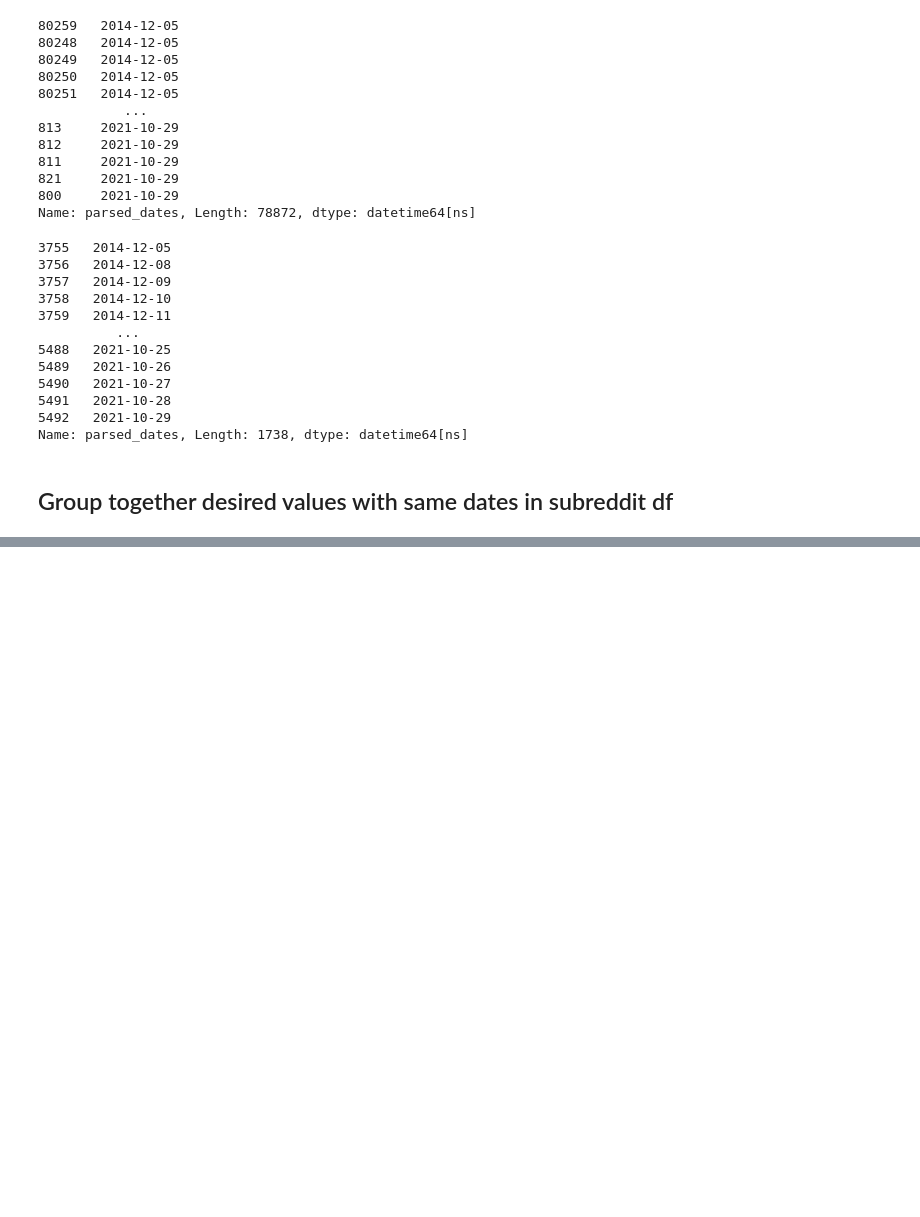
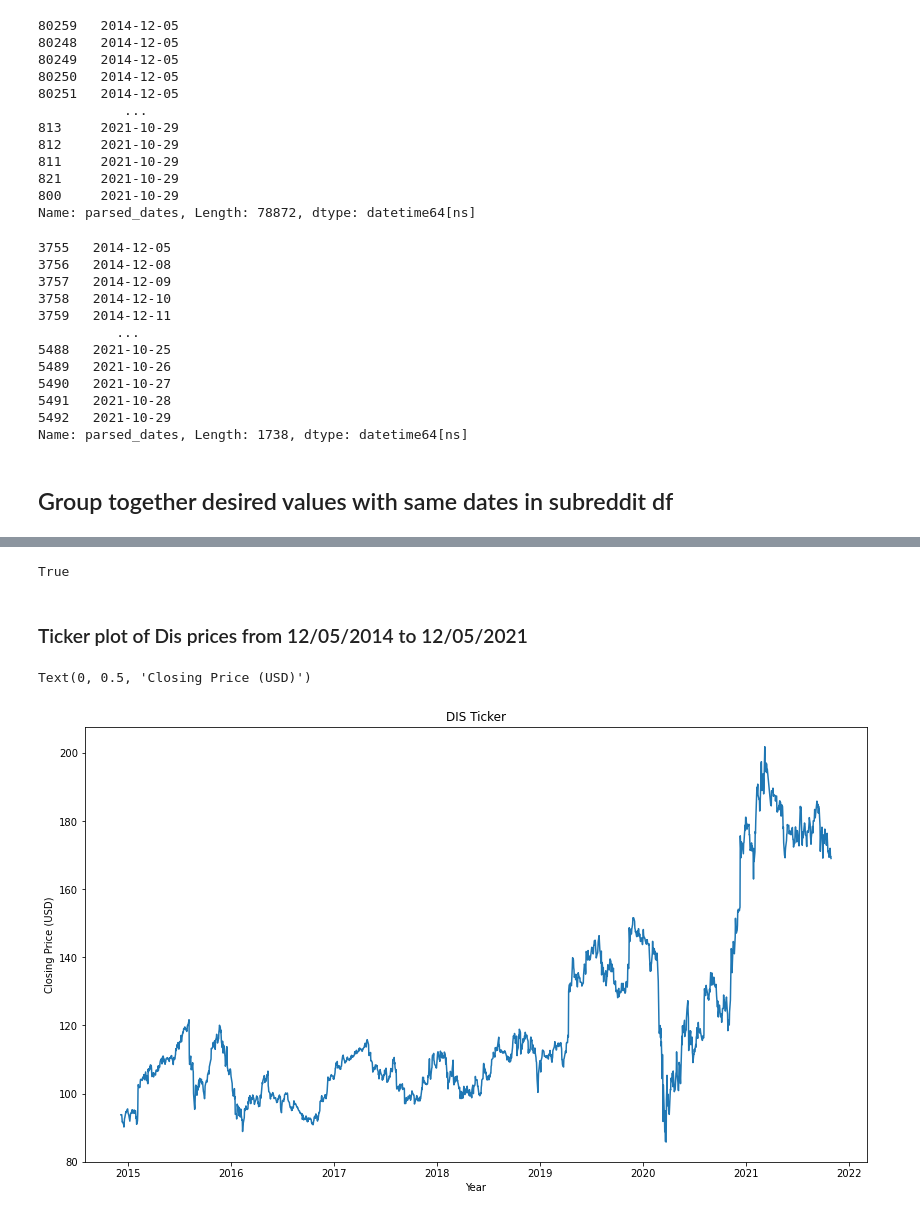
Before and after one commit to keekss/disney-reddit, a Jupyter notebook: PMAW Scratch.ipynb, the cells around one changed output, grey strips where cells are left out. Drawn from its saved outputs; the diff is of its cells as text; code cells hidden in the pictures; blank space fills up the shorter version.

```diff
--- a/PMAW Scratch.ipynb
+++ b/PMAW Scratch.ipynb
@@ -361,32 +354,0 @@ len(weekend_sum)
-# %%
-weekends = 0
-i = 0
-k = 0
-# weekend_sum = []
-weekend_dict = {}
-weekender = []
-
-for _ in np.arange(len(scores_date_grouped_df)):
-    if scores_date_grouped_df.iloc[_]['parsed_dates'].weekday() !=  5 and scores_date_grouped_df.iloc[_]['parsed_dates'].weekday() != 6:
-        weekend_dict[scores_date_grouped_df.iloc[_]['parsed_dates']] = 0
-
-
-for _ in np.arange(len(scores_date_grouped_df)):
-
-    if scores_date_grouped_df.iloc[_]['parsed_dates'].weekday() == 5:
-        weekends += scores_date_grouped_df.iloc[_]['score']
-    if scores_date_grouped_df.iloc[_]['parsed_dates'].weekday() == 6:
-        weekends += scores_date_grouped_df.iloc[_]['score']
-        weekender.append(weekends)
-
-    if scores_date_grouped_df.iloc[_]['parsed_dates'].weekday() == 0:
-        monday = scores_date_grouped_df.iloc[_]['score'] + weekender[i]
-
-        scores_date_grouped_df.iloc[_]['score'] = monday
-        i += 1
-
-        weekends = 0
-
-    if scores_date_grouped_df.iloc[_]['parsed_dates'].weekday() !=  5 and scores_date_grouped_df.iloc[_]['parsed_dates'].weekday() != 6:
-        # weekend_sum[scores_date_grouped_df.iloc[_]['parsed_dates']].append(scores_date_grouped_df.iloc[_]['score'])
-        weekend_dict[scores_date_grouped_df.iloc[_]['parsed_dates']] = (scores_date_grouped_df.iloc[_]['score'])
@@ -582,0 +570,2 @@ print(f"Test coefficient of determination: {lin_reg.score(X_test, y_test)}")
+# %%
+weekday_df = group_weekend_metrics(scores_date_grouped_df)
@@ -582,0 +612,16 @@ print(f"Test coefficient of determination: {lin_reg.score(X_test, y_test)}")
+# %%
+len(weekday_df) == len(yfinance)
+# %% [output]
+True
+# %% [markdown]
+### Ticker plot of Dis prices from 12/05/2014 to 12/05/2021
+# %%
+plt.figure(figsize=(14,8))
+
+plt.plot(yfinance['parsed_dates'], yfinance['Close'])
+plt.title("DIS Ticker")
+plt.xlabel("Year")
+plt.ylabel("Closing Price (USD)")
+# %% [output]
+Text(0, 0.5, 'Closing Price (USD)')
+[figure, added]
```
Also changed, not shown: parts of 58 cells of this notebook.
